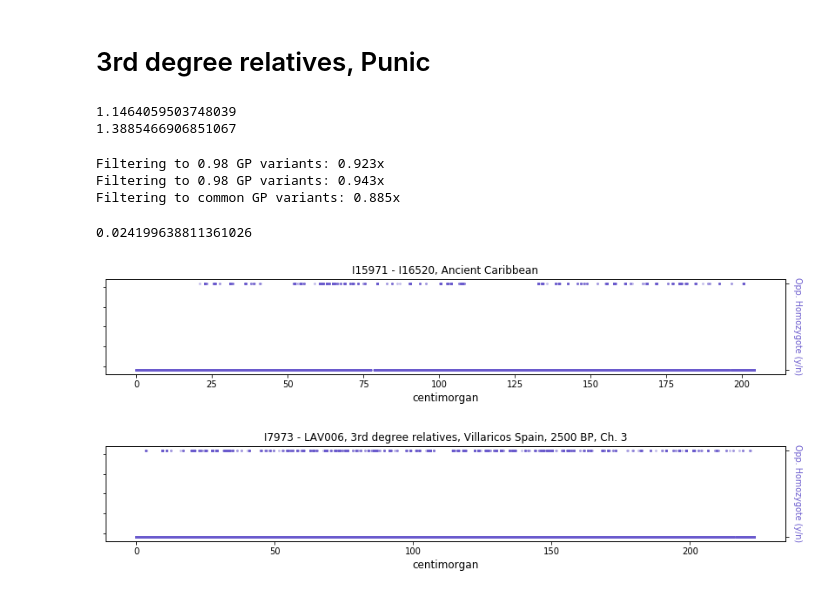
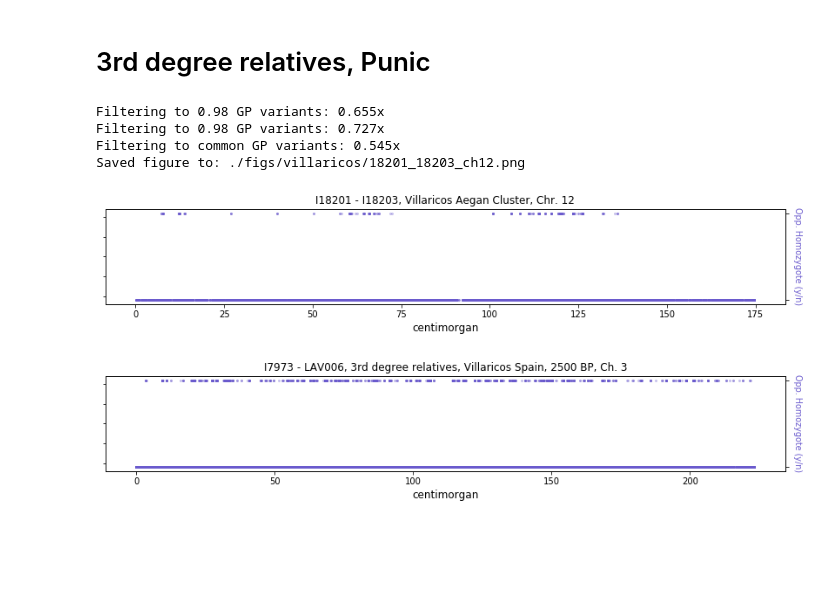
Before and after one commit to hringbauer/ancIBD, a Jupyter notebook: notebook/explore_analysis/plot_opp_homos.ipynb, the cells around one changed output. Saved outputs shown, nothing was run; the diff lists cells and outputs as text; code cells hidden in the pictures; blank space fills up the shorter version.

```diff
--- a/notebook/explore_analysis/plot_opp_homos.ipynb
+++ b/notebook/explore_analysis/plot_opp_homos.ipynb
@@ -106,31 +106,28 @@ f.close()
 # %% [markdown]
 # 3rd degree relatives, Punic
 # %%
-f = h5py.File("./data/hdf5/1240k_v43/ch5.h5", "r") # Load for Sanity Check. See below!
-
-j1 = get_idx_iid(f, "I15971")
+j1 = get_idx_iid(f, "I18199")
 print(get_coverage(f, j1))
-j2 = get_idx_iid(f, "I16520")
+j2 = get_idx_iid(f, "I18201")
 print(get_coverage(f, j2))
-# %% [output]
-1.1464059503748039
-1.3885466906851067
 # %%
-g1, g2, m = get_genos_pairs(f, sample1="I18199", sample2="I18201",
+f = h5py.File("./data/hdf5/1240k_v43/ch12.h5", "r") # Load for Sanity Check. See below!
+
+g1, g2, m = get_genos_pairs(f, sample1="I18203", sample2="I18201",
                             cutoff=0.98, output=True)
 
 o_homos = opp_homos(g1, g2)
 np.mean(o_homos)
+
+plot_hets(m, o_homos, title="I18201 - I18203, Villaricos Aegan Cluster, Chr. 12",
+          ms=2, savepath="./figs/villaricos/18201_18203_ch12.png") # ./figs/villaricos/18199_18203_ch1.png
+f.close()
 # %% [output]
-Filtering to 0.98 GP variants: 0.923x
-Filtering to 0.98 GP variants: 0.943x
-Filtering to common GP variants: 0.885x
+Filtering to 0.98 GP variants: 0.655x
+Filtering to 0.98 GP variants: 0.727x
+Filtering to common GP variants: 0.545x
+Saved figure to: ./figs/villaricos/18201_18203_ch12.png
-0.024199638811361026
+[figure, added]
-# %%
-plot_hets(m, o_homos, title="I15971 - I16520, Ancient Caribbean",
-          ms=2, savepath="") # ./figs/principle_proof/3rd_degree.png
-# %% [output]
-[figure, removed]
 # %%
 plot_hets(m, o_homos, title="I7973 - LAV006, 3rd degree relatives, Villaricos Spain, 2500 BP, Ch. 3",
           ms=2, savepath="") # ./figs/principle_proof/3rd_degree.png
```
Also changed, not shown: parts of 1 cell of this notebook, 4 other files.
